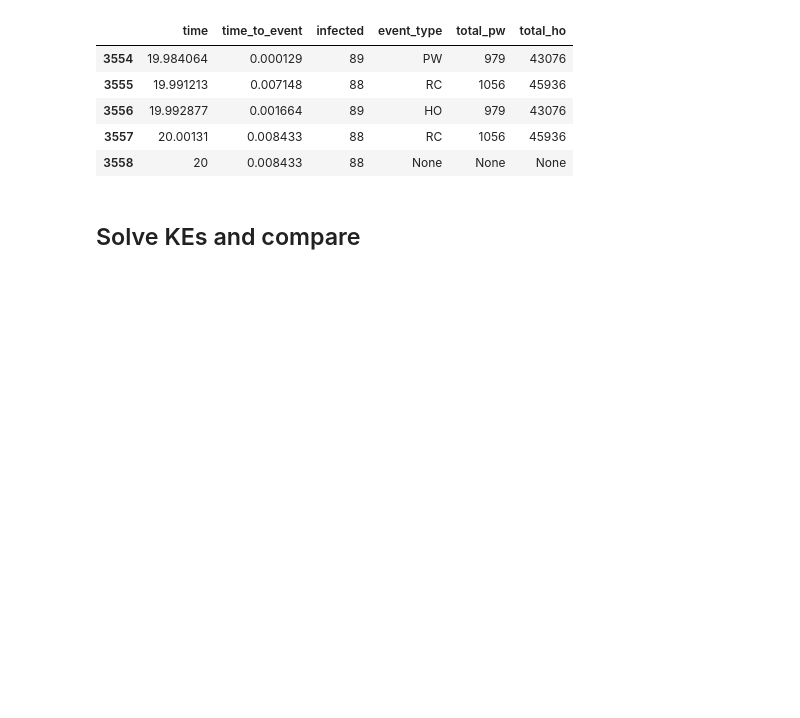
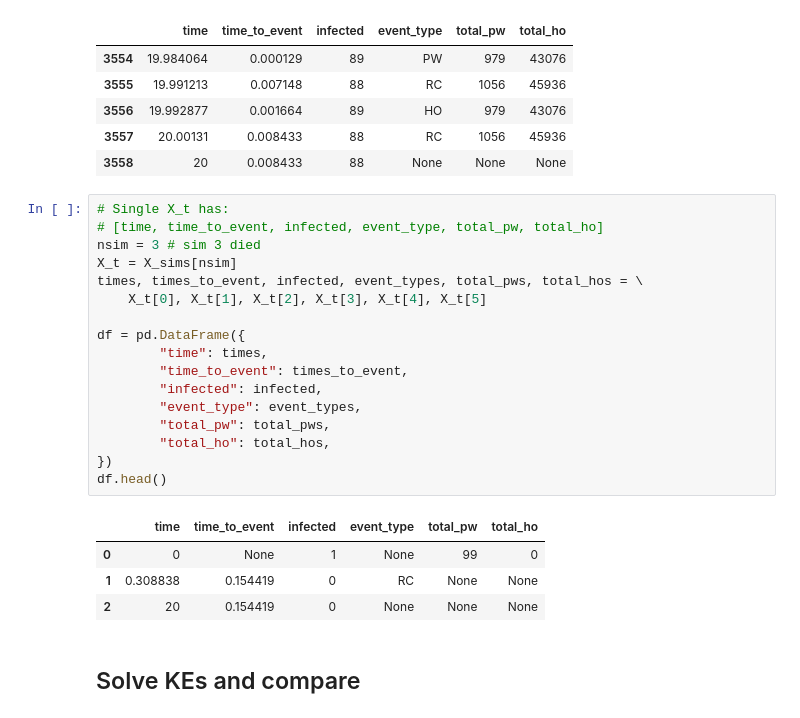
Before and after one commit to markolalovic/higher-order-contagion, a Jupyter notebook: notebooks/estimate-rates.ipynb, the cells around one changed output. Saved outputs shown, nothing was run; the diff lists cells and outputs as text; blank space fills up the shorter version.

```diff
--- a/notebooks/estimate-rates.ipynb
+++ b/notebooks/estimate-rates.ipynb
@@ -136,6 +134,28 @@ df.tail()
 | 3556 | 19.992877 | 0.001664 | 89 | HO | 979 | 43076 |
 | 3557 | 20.00131 | 0.008433 | 88 | RC | 1056 | 45936 |
 | 3558 | 20 | 0.008433 | 88 | None | None | None |
+# %%
+# Single X_t has:
+# [time, time_to_event, infected, event_type, total_pw, total_ho]
+nsim = 3 # sim 3 died
+X_t = X_sims[nsim]
+times, times_to_event, infected, event_types, total_pws, total_hos = \
+    X_t[0], X_t[1], X_t[2], X_t[3], X_t[4], X_t[5]
+
+df = pd.DataFrame({
+        "time": times,
+        "time_to_event": times_to_event,
+        "infected": infected,
+        "event_type": event_types,
+        "total_pw": total_pws,
+        "total_ho": total_hos,
+})
+df.head()
+# %% [output]
+|  | time | time_to_event | infected | event_type | total_pw | total_ho |
+| 0 | 0 | None | 1 | None | 99 | 0 |
+| 1 | 0.308838 | 0.154419 | 0 | RC | None | None |
+| 2 | 20 | 0.154419 | 0 | None | None | None |
 # %% [markdown]
 ## Solve KEs and compare
 # %%
```
Also changed, not shown: parts of 1 cell of this notebook.
